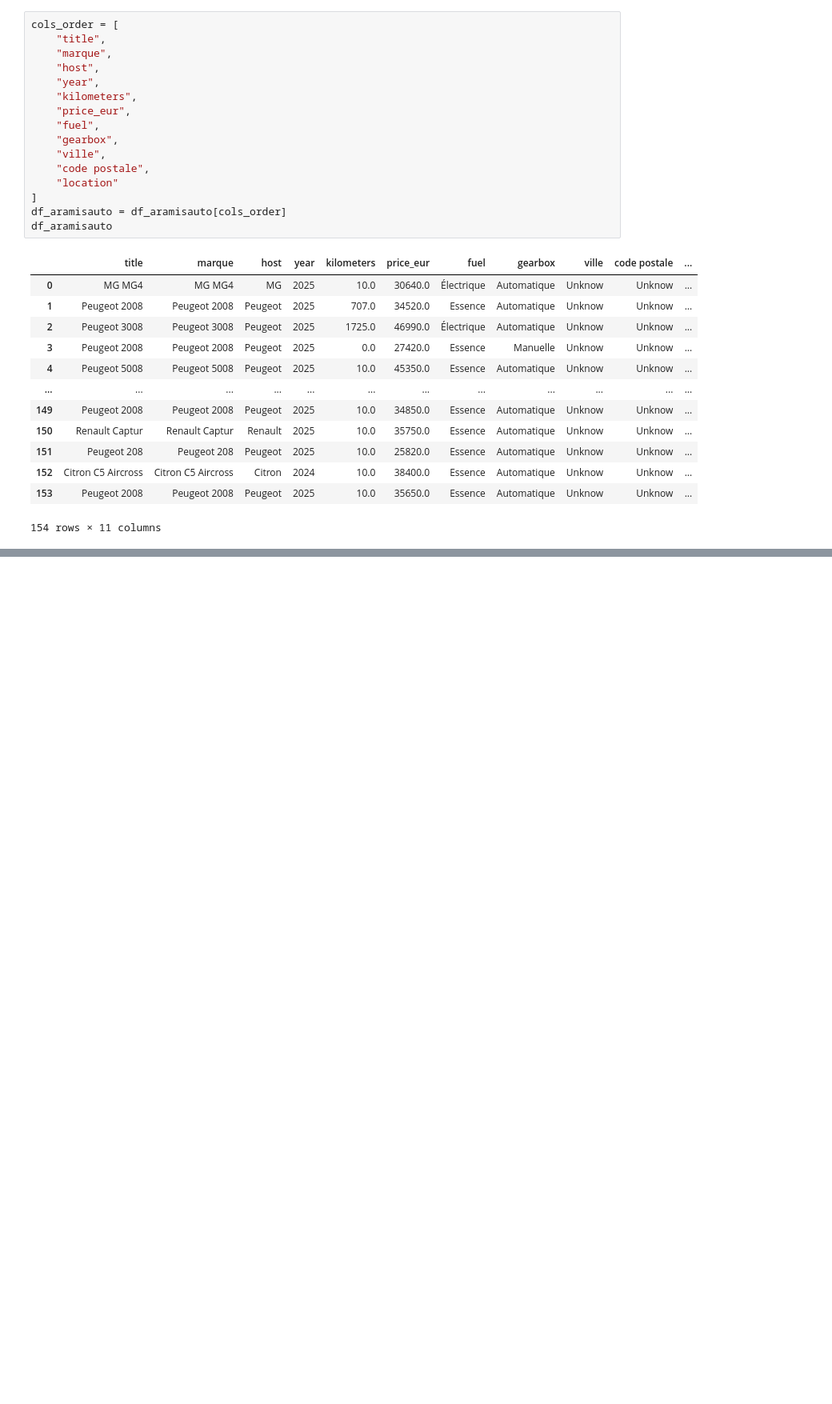
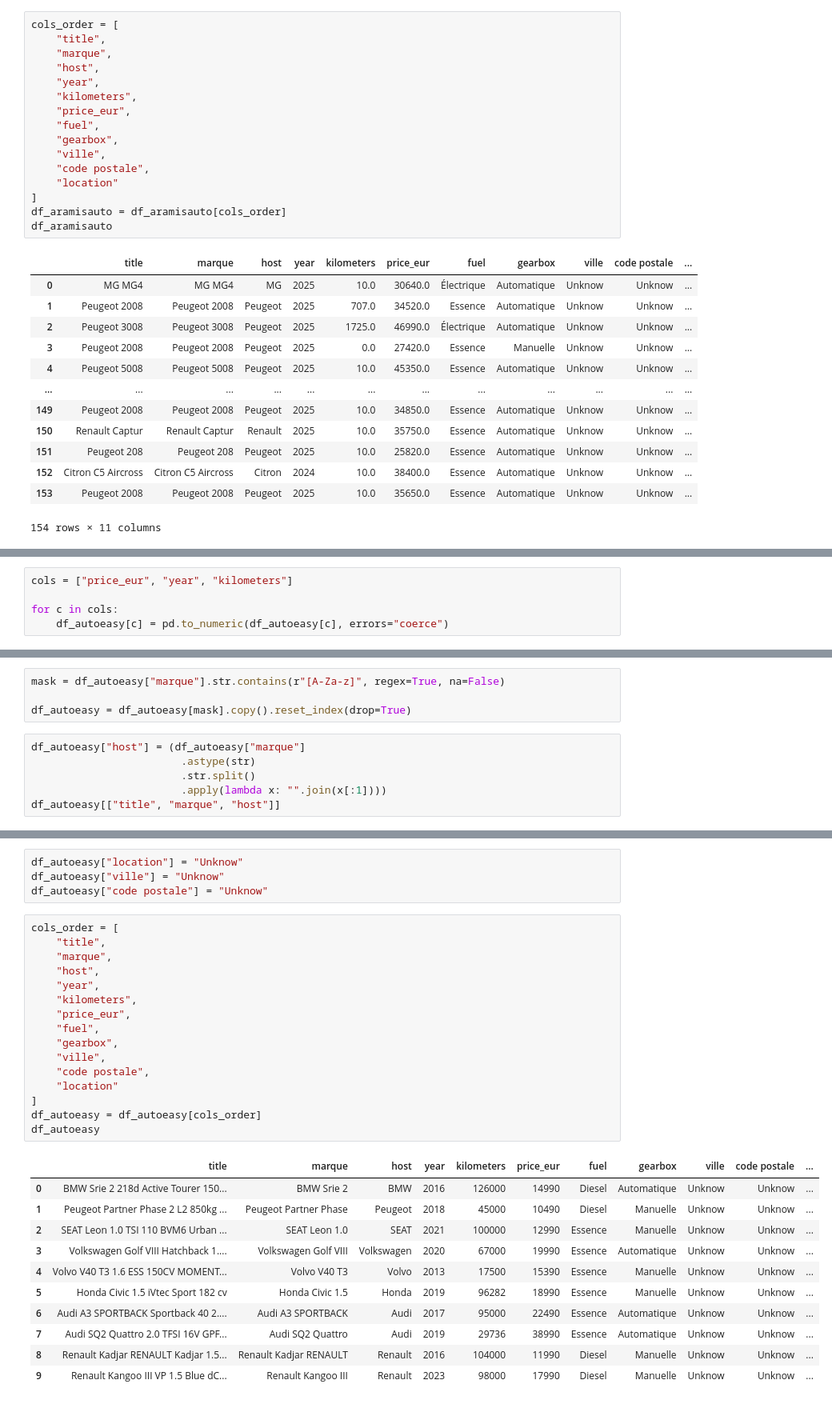
Before and after one commit to Userphenixe/AutoPrice-IQ, a Jupyter notebook: ETL/NoteBooks/Transformer.ipynb, the cells around one changed output, grey strips where cells are left out. Shown at 80% size. Cells and saved outputs as stored; diff of their text form; blank space fills up the shorter version.

```diff
--- a/ETL/NoteBooks/Transformer.ipynb
+++ b/ETL/NoteBooks/Transformer.ipynb
@@ -428,0 +499,5 @@ df_aramisauto
+# %%
+cols = ["price_eur", "year", "kilometers"]
+
+for c in cols:
+    df_autoeasy[c] = pd.to_numeric(df_autoeasy[c], errors="coerce")
@@ -428,0 +518,10 @@ df_aramisauto
+# %%
+mask = df_autoeasy["marque"].str.contains(r"[A-Za-z]", regex=True, na=False)
+
+df_autoeasy = df_autoeasy[mask].copy().reset_index(drop=True)
+# %%
+df_autoeasy["host"] = (df_autoeasy["marque"]
+                        .astype(str)
+                        .str.split()
+                        .apply(lambda x: "".join(x[:1])))
+df_autoeasy[["title", "marque", "host"]]
@@ -428,0 +540,32 @@ df_aramisauto
+# %%
+df_autoeasy["location"] = "Unknow"
+df_autoeasy["ville"] = "Unknow"
+df_autoeasy["code postale"] = "Unknow"
+# %%
+cols_order = [
+    "title",
+    "marque",
+    "host",
+    "year",
+    "kilometers",
+    "price_eur",
+    "fuel",
+    "gearbox",
+    "ville",
+    "code postale",
+    "location"
+]
+df_autoeasy = df_autoeasy[cols_order]
+df_autoeasy
+# %% [output]
+|  | title | marque | host | year | kilometers | price_eur | fuel | gearbox | ville | code postale | ... |
+| 0 | BMW Srie 2 218d Active Tourer 150... | BMW Srie 2 | BMW | 2016 | 126000 | 14990 | Diesel | Automatique | Unknow | Unknow | ... |
+| 1 | Peugeot Partner Phase 2 L2 850kg ... | Peugeot Partner Phase | Peugeot | 2018 | 45000 | 10490 | Diesel | Manuelle | Unknow | Unknow | ... |
+| 2 | SEAT Leon 1.0 TSI 110 BVM6 Urban ... | SEAT Leon 1.0 | SEAT | 2021 | 100000 | 12990 | Essence | Manuelle | Unknow | Unknow | ... |
+| 3 | Volkswagen Golf VIII Hatchback 1.... | Volkswagen Golf VIII | Volkswagen | 2020 | 67000 | 19990 | Essence | Automatique | Unknow | Unknow | ... |
+| 4 | Volvo V40 T3 1.6 ESS 150CV MOMENT... | Volvo V40 T3 | Volvo | 2013 | 17500 | 15390 | Essence | Manuelle | Unknow | Unknow | ... |
+| 5 | Honda Civic 1.5 iVtec Sport 182 cv | Honda Civic 1.5 | Honda | 2019 | 96282 | 18990 | Essence | Manuelle | Unknow | Unknow | ... |
+| 6 | Audi A3 SPORTBACK Sportback 40 2.... | Audi A3 SPORTBACK | Audi | 2017 | 95000 | 22490 | Essence | Automatique | Unknow | Unknow | ... |
+| 7 | Audi SQ2 Quattro 2.0 TFSI 16V GPF... | Audi SQ2 Quattro | Audi | 2019 | 29736 | 38990 | Essence | Automatique | Unknow | Unknow | ... |
+| 8 | Renault Kadjar RENAULT Kadjar 1.5... | Renault Kadjar RENAULT | Renault | 2016 | 104000 | 11990 | Diesel | Manuelle | Unknow | Unknow | ... |
+| 9 | Renault Kangoo III VP 1.5 Blue dC... | Renault Kangoo III | Renault | 2023 | 98000 | 17990 | Diesel | Manuelle | Unknow | Unknow | ... |
```
Also changed, not shown: parts of 11 cells of this notebook.
